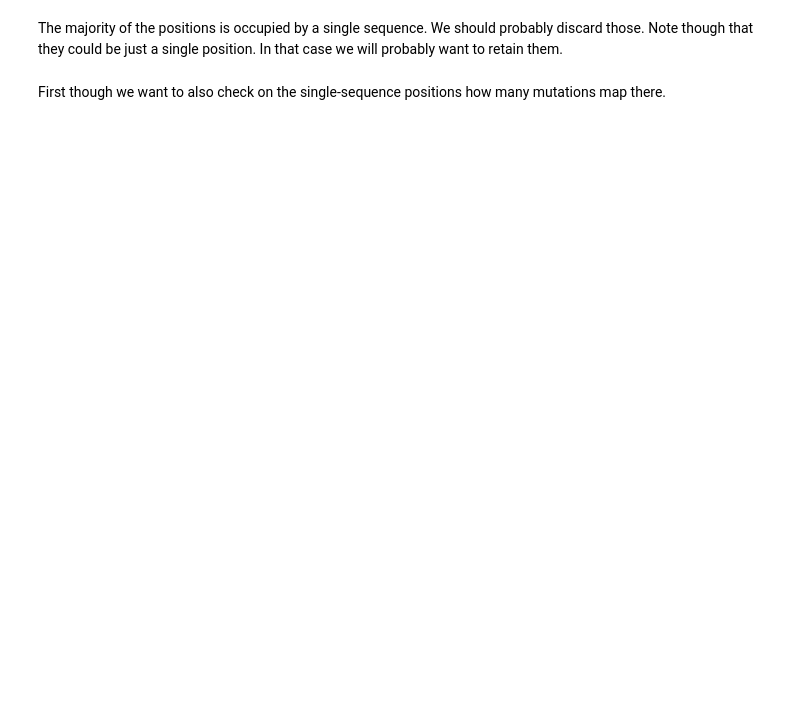
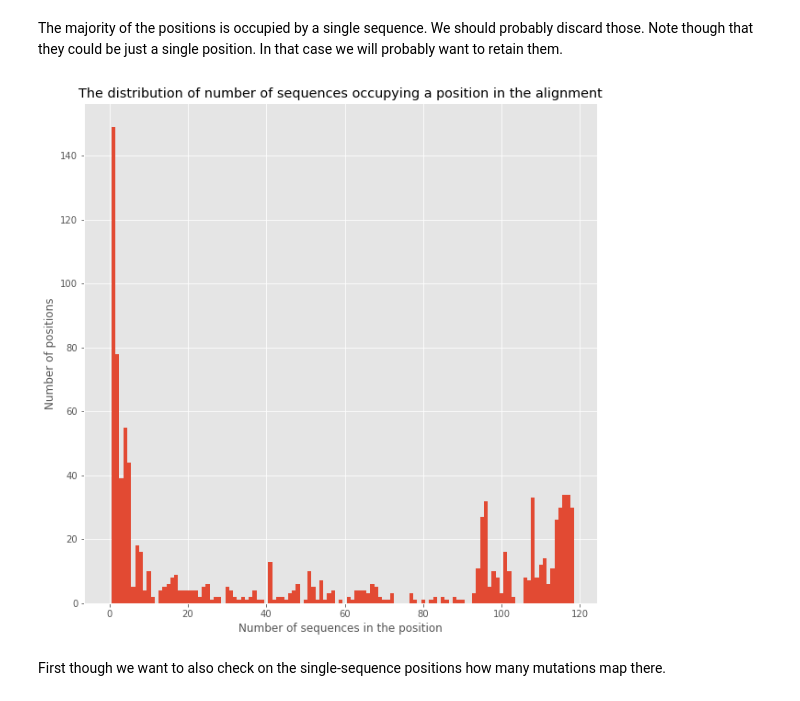
Before and after one commit to JureFabjan/gnomAD, a Jupyter notebook: Processing.ipynb, the cells around one changed output. Drawn from its saved outputs; the diff is of its cells as text; code cells hidden in the pictures; blank space fills up the shorter version.

```diff
--- a/Processing.ipynb
+++ b/Processing.ipynb
@@ -737,7 +804,12 @@ positional_count
 The majority of the positions is occupied by a single sequence. We should probably discard those. Note though that they could be just a single position. In that case we will probably want to retain them.
 # %%
 pyplot.hist(positional_count, bins = range(0, max(positional_count)), lw=0, align="left", )
+pyplot.title("The distribution of number of sequences occupying a position in the alignment")
+pyplot.xlabel("Number of sequences in the position")
+pyplot.ylabel("Number of positions")
 pyplot.show()
+# %% [output]
+[figure, added]
 # %% [markdown]
 First though we want to also check on the single-sequence positions how many mutations map there.
 # %%
```
Also changed, not shown: parts of 53 cells of this notebook.
